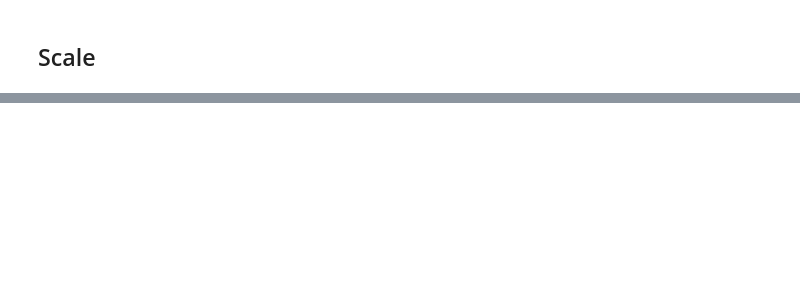
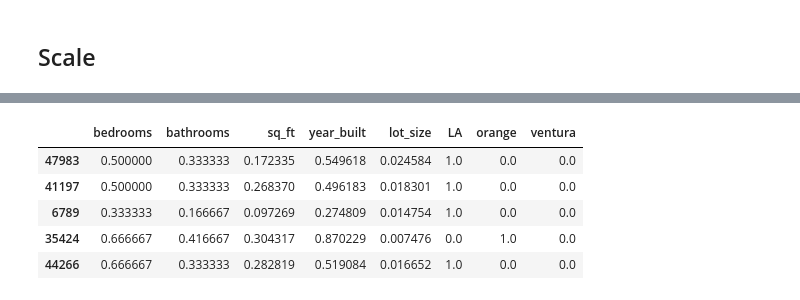
Before and after one commit to DanielFordHUB/zillow_regression_project, a Jupyter notebook: workbook.ipynb, the cells around one changed output, grey strips where cells are left out. Cells and saved outputs as stored; diff of their text form; code cells hidden in the pictures; blank space fills up the shorter version.

```diff
--- a/workbook.ipynb
+++ b/workbook.ipynb
@@ -186,0 +351,18 @@ def train_test_validate_split(df, test_size=.2, validate_size=.3, random_state=9
+# %%
+X_train = train_scaled.drop(columns=['tax_value'])
+y_train = train_scaled.drop(columns = X_train)
+
+X_validate = validate_scaled.drop(columns=['tax_value'])
+y_validate = validate_scaled.drop(columns = X_validate)
+
+X_test = test_scaled.drop(columns=['tax_value'])
+y_test = test_scaled.drop(columns = X_test)
+# %%
+X_train.head()
+# %% [output]
+|  | bedrooms | bathrooms | sq_ft | year_built | lot_size | LA | orange | ventura |
+| 47983 | 0.500000 | 0.333333 | 0.172335 | 0.549618 | 0.024584 | 1.0 | 0.0 | 0.0 |
+| 41197 | 0.500000 | 0.333333 | 0.268370 | 0.496183 | 0.018301 | 1.0 | 0.0 | 0.0 |
+| 6789 | 0.333333 | 0.166667 | 0.097269 | 0.274809 | 0.014754 | 1.0 | 0.0 | 0.0 |
+| 35424 | 0.666667 | 0.416667 | 0.304317 | 0.870229 | 0.007476 | 0.0 | 1.0 | 0.0 |
+| 44266 | 0.666667 | 0.333333 | 0.282819 | 0.519084 | 0.016652 | 1.0 | 0.0 | 0.0 |
```
Also changed, not shown: parts of 37 cells of this notebook, 4 other files.
